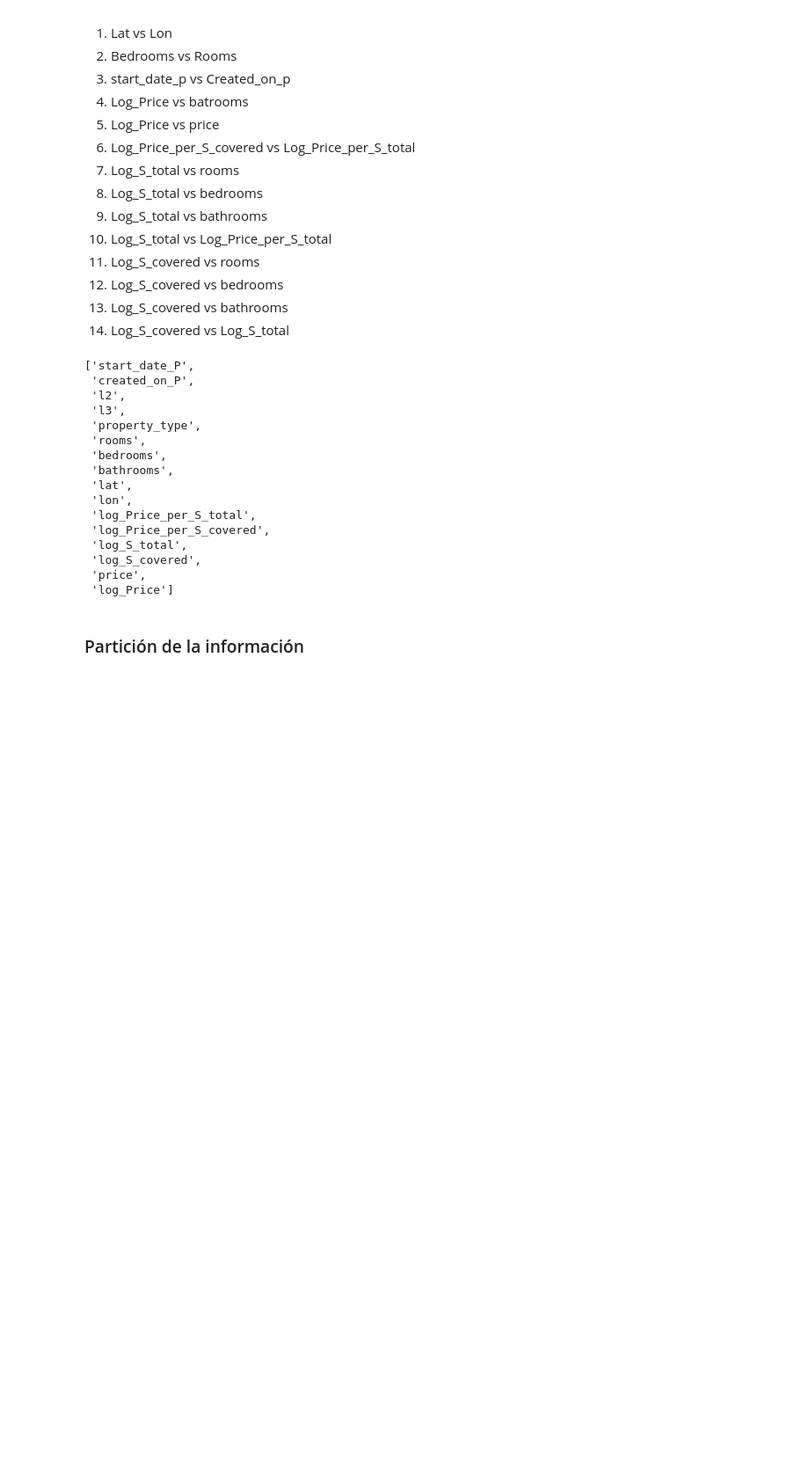
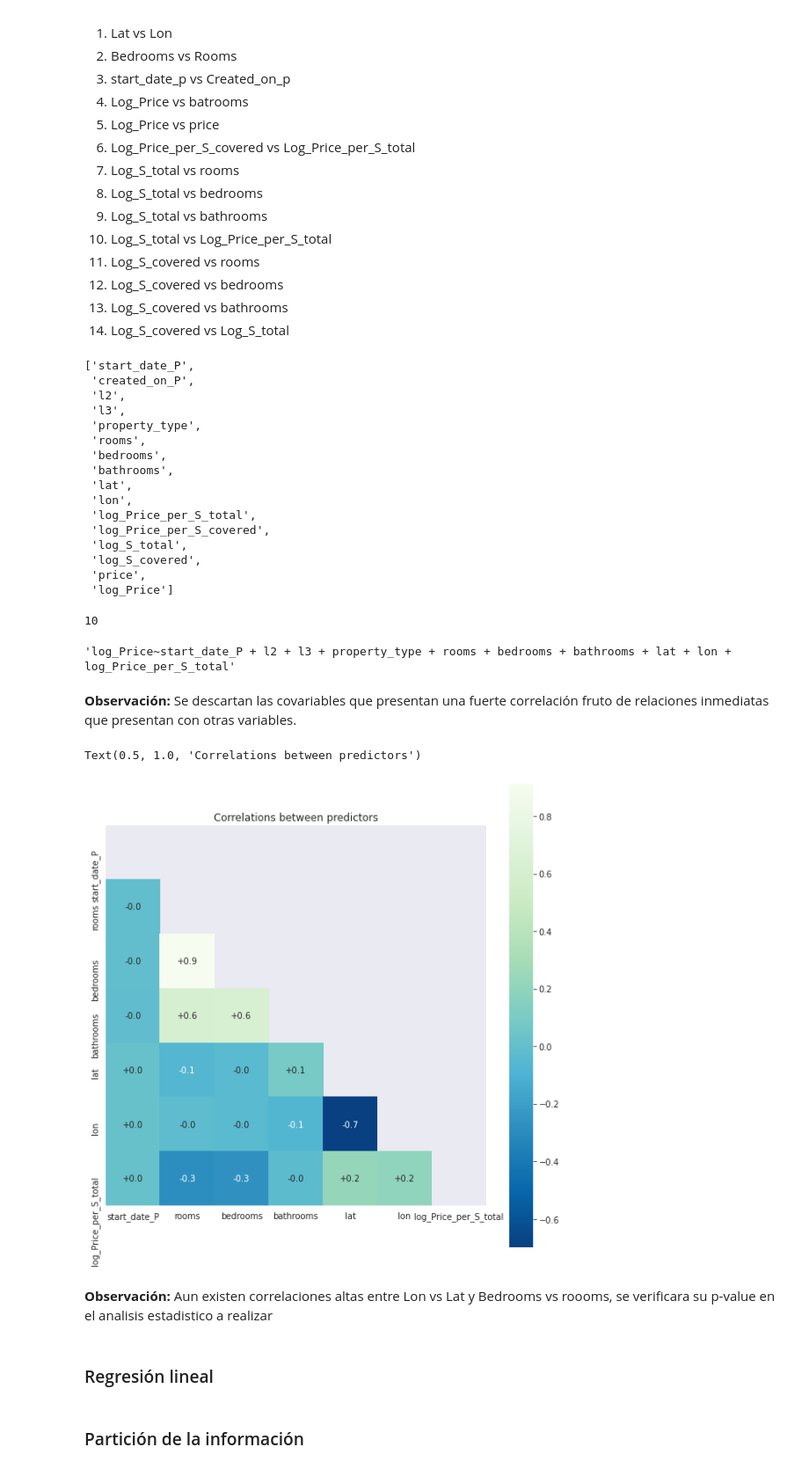
Before and after one commit to DLesmes/Dlesmes.github.io, a Jupyter notebook: PruebaTecnicaAntivirus_Rta.ipynb, the cells around one changed output. Shown at 88% size. Drawn from its saved outputs; the diff is of its cells as text; code cells hidden in the pictures; blank space fills up the shorter version.

```diff
--- a/PruebaTecnicaAntivirus_Rta.ipynb
+++ b/PruebaTecnicaAntivirus_Rta.ipynb
@@ -418,6 +414,55 @@ covariables
  'log_S_covered',
  'price',
  'log_Price']
+# %%
+covariables = ['start_date_P',
+          #'created_on_P',
+          'l2',
+          'l3',
+          'property_type',
+          'rooms',
+          'bedrooms',
+          'bathrooms',
+          'lat',
+          'lon',
+          'log_Price_per_S_total',
+          #'log_Price_per_S_covered',
+          #'log_S_total',
+          #'log_S_covered'
+          #'price',
+          #'log_Price'
+          ]
+print(len(covariables))
+formula = ' + '.join(covariables)
+'log_Price~'+formula
+# %% [output]
+10
+'log_Price~start_date_P + l2 + l3 + property_type + rooms + bedrooms + bathrooms + lat + lon + log_Price_per_S_total'
+# %% [markdown]
+**Observación:** Se descartan las covariables que presentan una fuerte correlación fruto de relaciones inmediatas que presentan con otras variables.
+# %%
+df_temp = df_cleaned[covariables]
+#compute correlation matrix
+df_correlations = df_temp.corr()
+
+#mask the upper half for visualization purposes
+mask = np.zeros_like(df_correlations, dtype=np.bool)
+mask[np.triu_indices_from(mask)] = True
+
+# Draw the heatmap with the mask and correct aspect ratio
+plt.figure(figsize= (10,10))
+sns.heatmap(df_correlations, mask=mask, cmap="GnBu_r",#"RdYlBu",
+    annot=True, square=True,
+    #vmin=-0.9, vmax=0.9,
+    fmt="+.1f")
+plt.title("Correlations between predictors")
+# %% [output]
+Text(0.5, 1.0, 'Correlations between predictors')
+[figure, added]
+# %% [markdown]
+**Observación:** Aun existen correlaciones altas entre Lon vs Lat y Bedrooms vs roooms, se verificara su p-value en el analisis estadistico a realizar
+# %% [markdown]
+### Regresión lineal
 # %% [markdown]
 ### Partición de la información
 # %%
```
Also changed, not shown: parts of 31 cells of this notebook.
